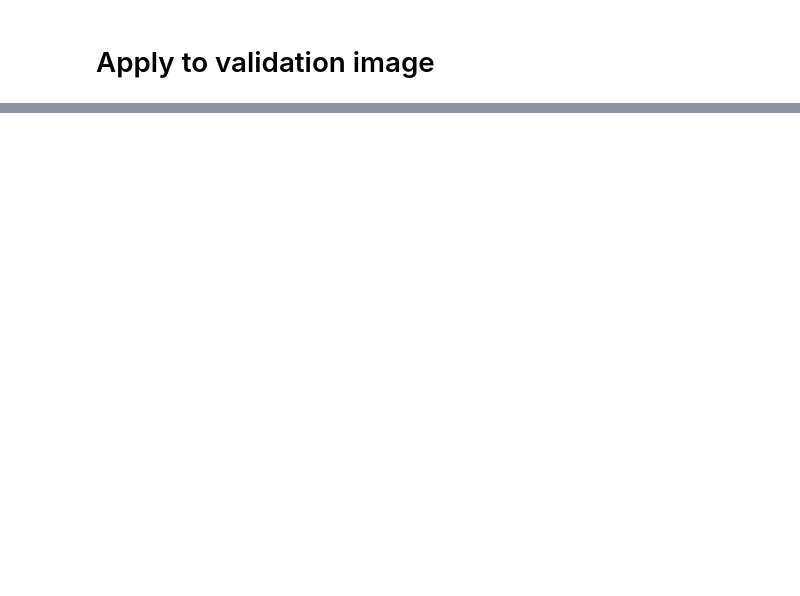
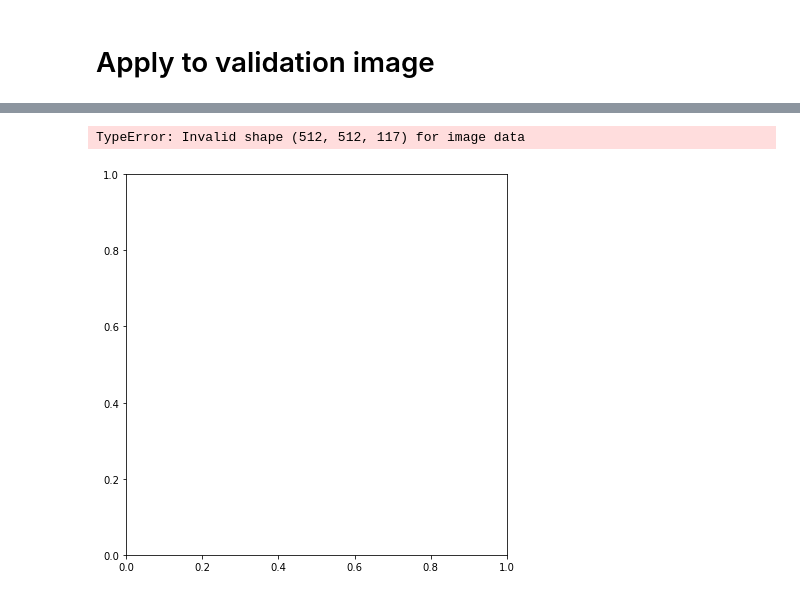
Before and after one commit to JakeKitzmann/SlicerLab, a Jupyter notebook: ModelTraining.ipynb, the cells around one changed output, grey strips where cells are left out. Drawn from its saved outputs; the diff is of its cells as text; code cells hidden in the pictures; blank space fills up the shorter version.

```diff
--- a/ModelTraining.ipynb
+++ b/ModelTraining.ipynb
@@ -447,11 +493,12 @@ def predict_volume(model, image, device, batch_size=8):
 # %%
 test_im = sitk.ReadImage(image_files[3])
 
 prediction = predict_volume(
     model,
     test_im,
     device,
     batch_size=8
 )
-
-show_slice(test_im, sitk.GetImageFromArray(prediction))
+# %% [output]
+TypeError: Invalid shape (512, 512, 117) for image data
+[figure, added]
```
Also changed, not shown: parts of 7 cells of this notebook, 1 other file.
